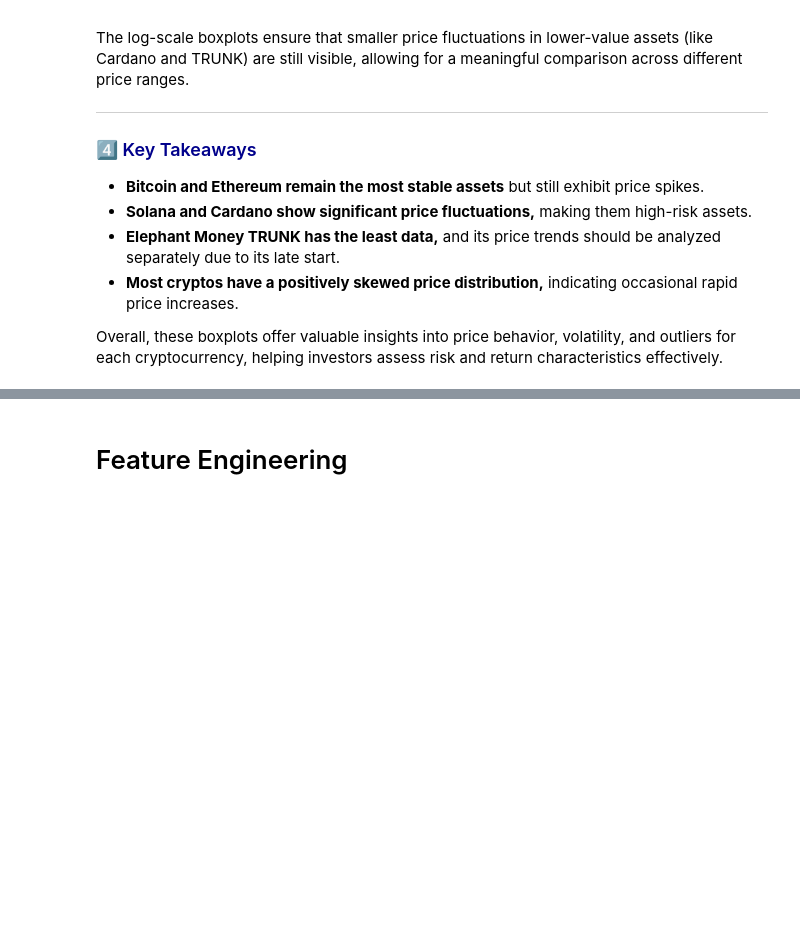
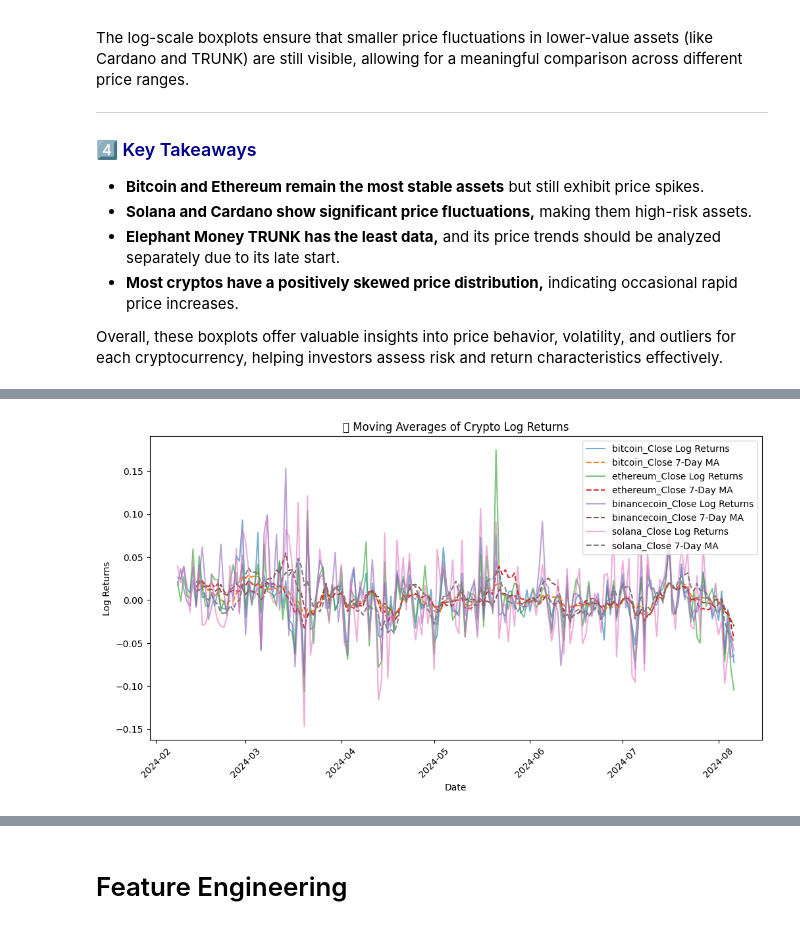
Before and after one commit to NatP-dev/Complete-Python-3-Bootcamp, a Jupyter notebook: Welcome_to_Colaboratory.ipynb, the cells around one changed output, grey strips where cells are left out. Drawn from its saved outputs; the diff is of its cells as text; code cells hidden in the pictures; blank space fills up the shorter version.

```diff
--- a/Welcome_to_Colaboratory.ipynb
+++ b/Welcome_to_Colaboratory.ipynb
@@ -1099,0 +1015,91 @@ ripple_Close            0.200308        0.250519           0.164537      0.28530
+# %%
+import pandas as pd
+import numpy as np
+import matplotlib.pyplot as plt
+import matplotlib.dates as mdates
+import seaborn as sns
+import plotly.express as px
+
+############################### FEATURE ENGINEERING ON LOG RETURNS ###############################
+feature_data_log = train_data_log_df.copy()
+
+# ✅ Ensure Index is in Proper DateTime Format
+feature_data_log.index = pd.to_datetime(feature_data_log.index, errors='coerce')  # Fix dates
+feature_data_log = feature_data_log.sort_index()  # Ensure chronological order
+
+# 1️⃣ Compute Rolling Mean (Moving Average) - Trend Indicator
+ma7 = feature_data_log.rolling(window=7).mean().add_suffix("_MA7")
+
+# 2️⃣ Compute Rolling Standard Deviation (Volatility) - Risk Indicator
+volatility = feature_data_log.rolling(window=7).std().add_suffix("_Volatility")
+
+# 3️⃣ Corrected RSI Calculation
+def compute_rsi(series, window=14):
+    delta = series.diff()
+    gain = delta.where(delta > 0, 0)
+    loss = -delta.where(delta < 0, 0)
+
+    avg_gain = gain.rolling(window=window, min_periods=1).mean()
+    avg_loss = loss.rolling(window=window, min_periods=1).mean()
+
+    rs = avg_gain / (avg_loss + 1e-9)
+    rsi = 100 - (100 / (1 + rs))
+
+    return rsi.fillna(50)
+
+rsi_features = feature_data_log.apply(compute_rsi).add_suffix("_RSI")
+
+# 4️⃣ Compute MACD (Moving Average Convergence Divergence)
+ema_12 = feature_data_log.ewm(span=12, adjust=False).mean()
+ema_26 = feature_data_log.ewm(span=26, adjust=False).mean()
+macd = (ema_12 - ema_26).add_suffix("_MACD")
+
+# 5️⃣ Combine All Features Efficiently Using `pd.concat()`
+feature_data_log = pd.concat([feature_data_log, ma7, volatility, rsi_features, macd], axis=1)
+
+############################### VISUALIZATION ###############################
+# Function to set monthly date format
+def format_date_axis(ax):
+    ax.xaxis.set_major_locator(mdates.MonthLocator())  # Show one tick per month
+    ax.xaxis.set_major_formatter(mdates.DateFormatter('%Y-%m'))  # Format as "YYYY-MM"
+    plt.xticks(rotation=45)
+
+# 1️⃣ Line Plot for Moving Average & Log Returns
+fig, ax = plt.subplots(figsize=(12, 6))
+for col in train_data_log_df.columns[:4]:
+    ax.plot(feature_data_log.index, feature_data_log[col], label=f"{col} Log Returns", alpha=0.6)
+    ax.plot(feature_data_log.index, feature_data_log[f"{col}_MA7"], label=f"{col} 7-Day MA", linestyle="dashed")
+
+format_date_axis(ax)
+ax.legend()
+ax.set_title("📊 Moving Averages of Crypto Log Returns")
+ax.set_xlabel("Date")
+ax.set_ylabel("Log Returns")
+plt.show()
+
+# 2️⃣ Volatility Plot
+fig, ax = plt.subplots(figsize=(12, 6))
+for col in train_data_log_df.columns[:4]:
+    ax.plot(feature_data_log.index, feature_data_log[f"{col}_Volatility"], label=f"{col} Volatility", alpha=0.6)
+
+format_date_axis(ax)
+ax.legend()
+ax.set_title("📊 Volatility of Crypto Log Returns")
+ax.set_xlabel("Date")
+ax.set_ylabel("Rolling Std Dev (Volatility)")
+plt.show()
+
+# 3️⃣ RSI Visualization (Fixed)
+fig, ax = plt.subplots(figsize=(12, 6))
+for col in train_data_log_df.columns[:4]:
+    ax.plot(feature_data_log.index, feature_data_log[f"{col}_RSI"], label=f"{col} RSI", alpha=0.6)
+
+ax.axhline(70, color="r", linestyle="dashed", label="Overbought (70)")
+ax.axhline(30, color="g", linestyle="dashed", label="Oversold (30)")
+format_date_axis(ax)
+ax.legend()
+ax.set_title("📊 Relative Strength Index (RSI) of Cryptos")
+ax.set_xlabel("Date")
+ax.set_ylabel("RSI")
+plt.show()
+# %% [output]
@@ -1099,0 +1107 @@ ripple_Close            0.200308        0.250519           0.164537      0.28530
+[figure, added]
```
Also changed, not shown: parts of 21 cells of this notebook.
